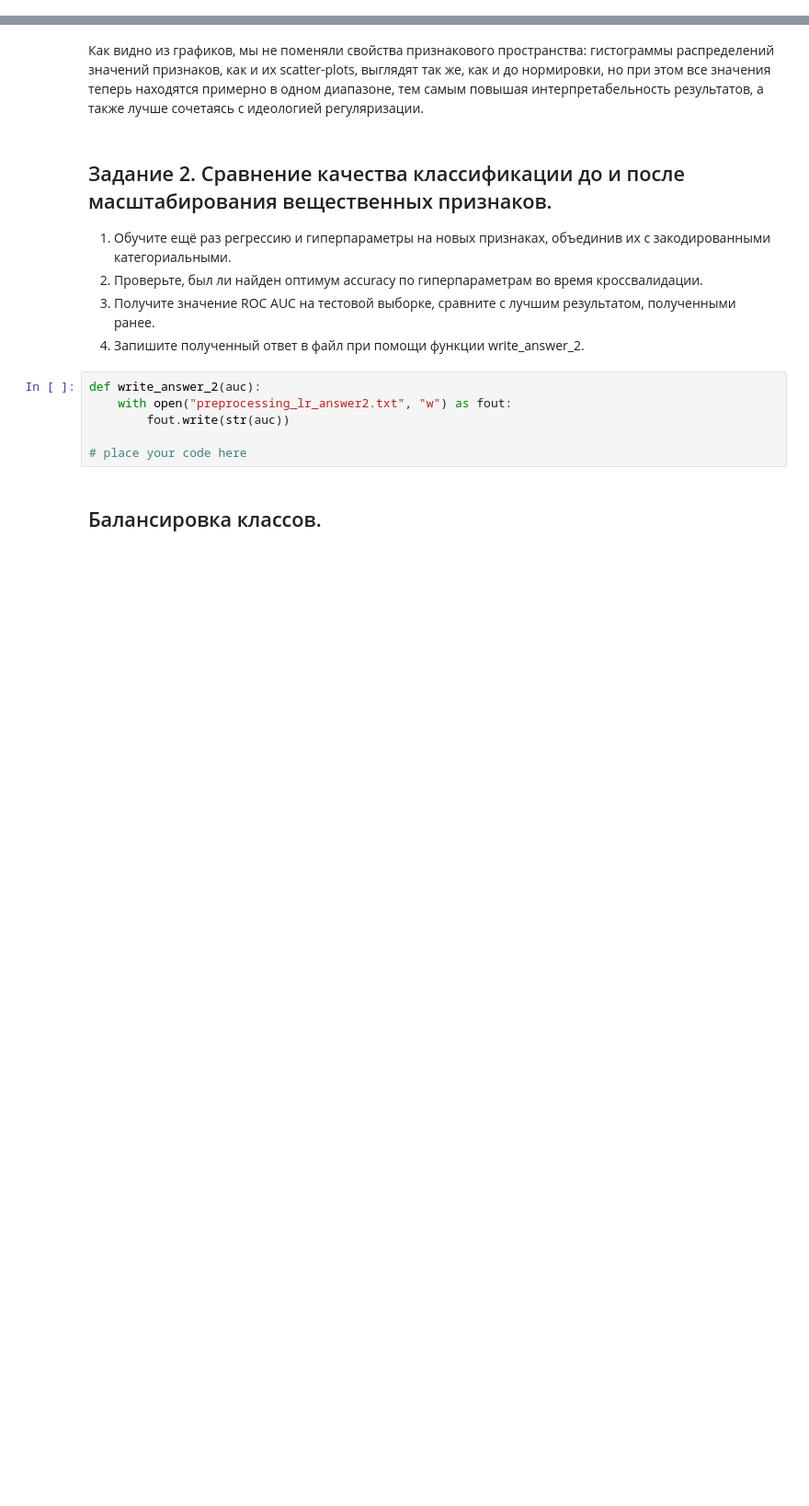
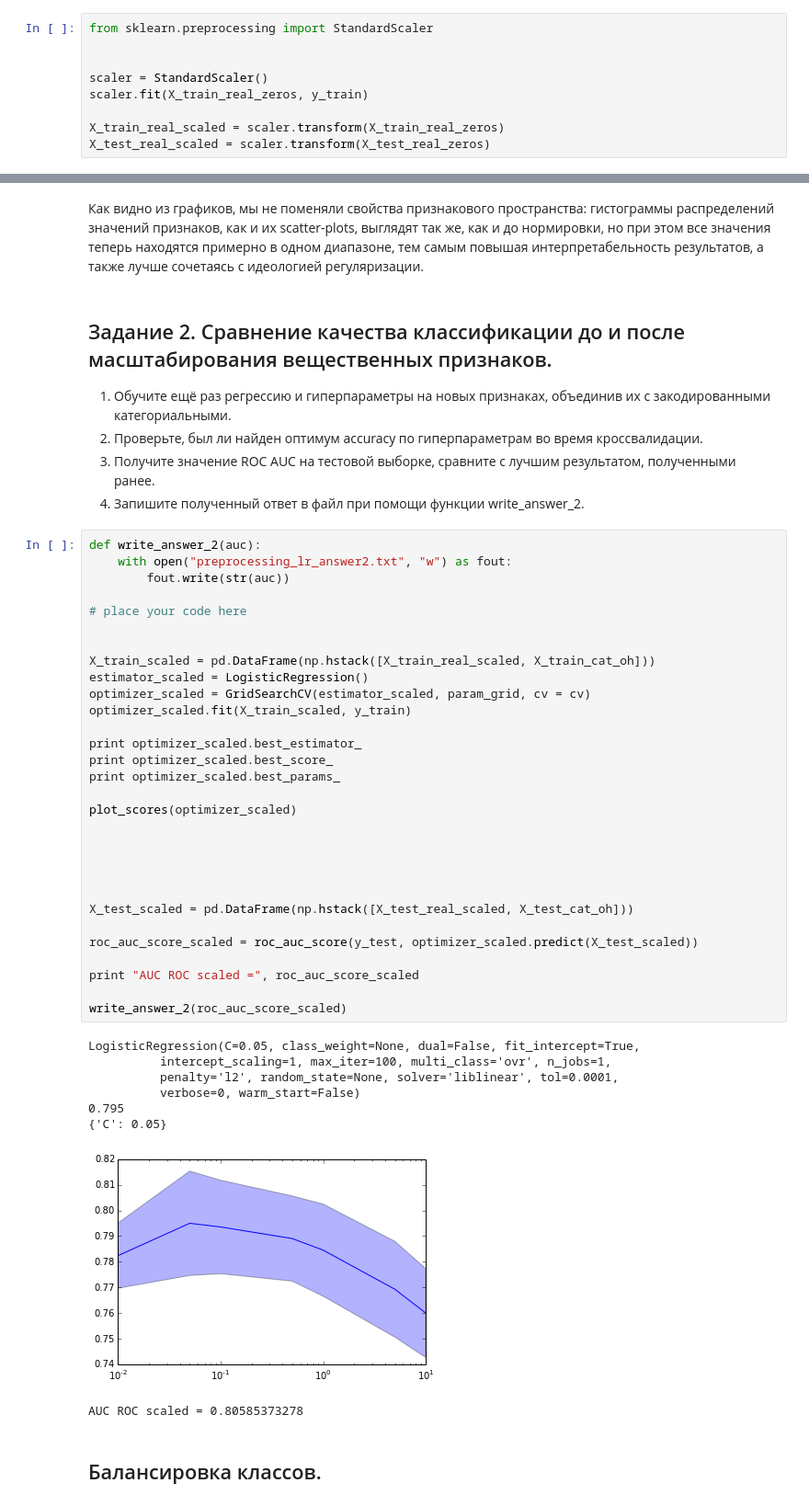
Before and after one commit to nataliagrybovska/yandex-ml, a Jupyter notebook: course2/week3/Preprocessing_LR.ipynb, the cells around one changed output, grey strips where cells are left out. Shown at 92% size. Drawn from its saved outputs; the diff is of its cells as text; blank space fills up the shorter version.

```diff
--- a/course2/week3/Preprocessing_LR.ipynb
+++ b/course2/week3/Preprocessing_LR.ipynb
@@ -367,3 +381,12 @@ from sklearn.preprocessing import StandardScaler
+# %%
+from sklearn.preprocessing import StandardScaler
+
+
+scaler = StandardScaler()
+scaler.fit(X_train_real_zeros, y_train)
+
+X_train_real_scaled = scaler.transform(X_train_real_zeros)
+X_test_real_scaled = scaler.transform(X_test_real_zeros)
 # %% [markdown]
 ## Сравнение признаковых пространств.
 # %% [markdown]
@@ -381,12 +406,45 @@ plt.show()
 2. Проверьте, был ли найден оптимум accuracy по гиперпараметрам во время кроссвалидации.
 3. Получите значение ROC AUC на тестовой выборке, сравните с лучшим результатом, полученными ранее.
 4. Запишите полученный ответ в файл при помощи функции write_answer_2.
-# %%
-def write_answer_2(auc):
-    with open("preprocessing_lr_answer2.txt", "w") as fout:
-        fout.write(str(auc))
-
-# place your code here
+# %%
+def write_answer_2(auc):
+    with open("preprocessing_lr_answer2.txt", "w") as fout:
+        fout.write(str(auc))
+
+# place your code here
+
+
+X_train_scaled = pd.DataFrame(np.hstack([X_train_real_scaled, X_train_cat_oh]))
+estimator_scaled = LogisticRegression()
+optimizer_scaled = GridSearchCV(estimator_scaled, param_grid, cv = cv)
+optimizer_scaled.fit(X_train_scaled, y_train)
+
+print optimizer_scaled.best_estimator_
+print optimizer_scaled.best_score_
+print optimizer_scaled.best_params_
+
+plot_scores(optimizer_scaled)
+
+
+
+
+
+X_test_scaled = pd.DataFrame(np.hstack([X_test_real_scaled, X_test_cat_oh]))
+
+roc_auc_score_scaled = roc_auc_score(y_test, optimizer_scaled.predict(X_test_scaled))
+
+print "AUC ROC scaled =", roc_auc_score_scaled
+
+write_answer_2(roc_auc_score_scaled)
+# %% [output]
+LogisticRegression(C=0.05, class_weight=None, dual=False, fit_intercept=True,
+          intercept_scaling=1, max_iter=100, multi_class='ovr', n_jobs=1,
+          penalty='l2', random_state=None, solver='liblinear', tol=0.0001,
+          verbose=0, warm_start=False)
+0.795
+{'C': 0.05}
+[figure, added]
+AUC ROC scaled = 0.80585373278
 # %% [markdown]
 ## Балансировка классов.
 # %% [markdown]
```
Also changed, not shown: parts of 9 cells of this notebook, 3 other files.
